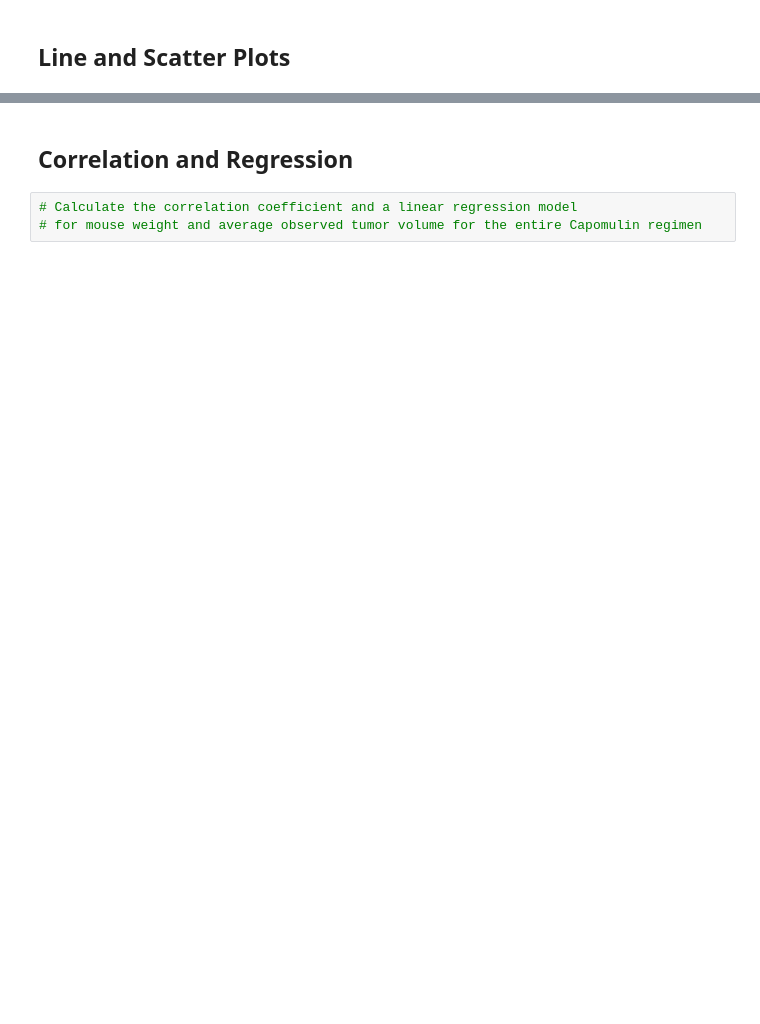
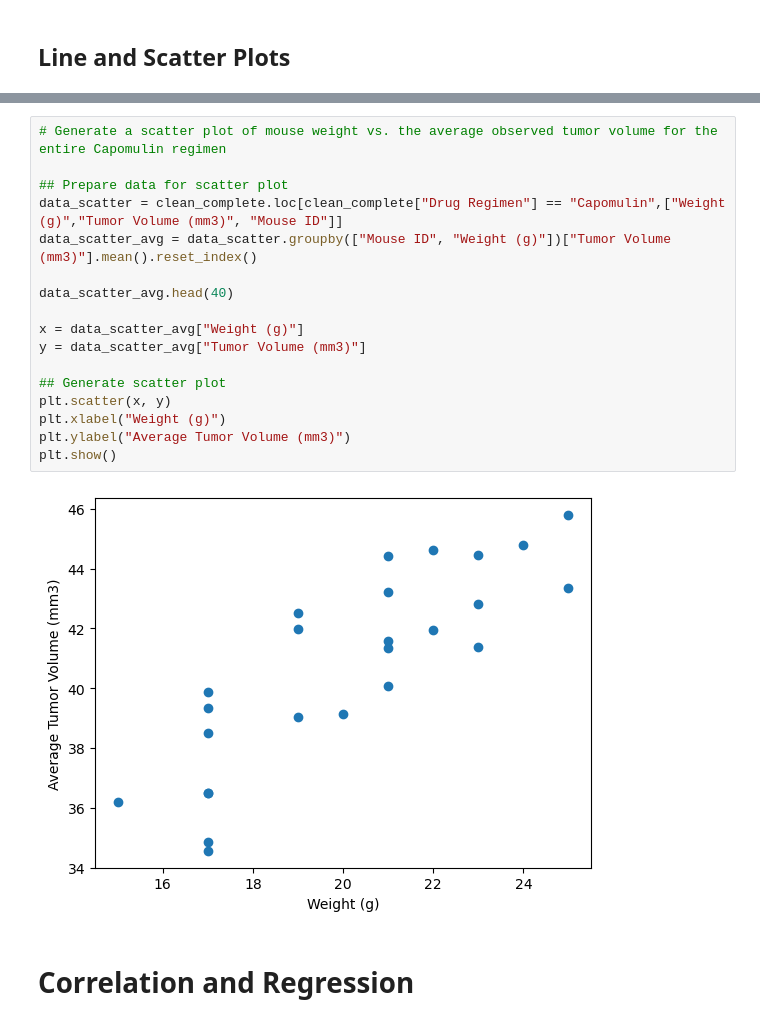
Before and after one commit to RicardoLunaS/Data_visualization, a Jupyter notebook: pymaceuticals.ipynb, the cells around one changed output, grey strips where cells are left out. Saved outputs shown, nothing was run; the diff lists cells and outputs as text; blank space fills up the shorter version.

```diff
--- a/pymaceuticals.ipynb
+++ b/pymaceuticals.ipynb
@@ -283,5 +374,21 @@ IQR = tumor_vol
+# %%
+# Generate a scatter plot of mouse weight vs. the average observed tumor volume for the entire Capomulin regimen
+
+## Prepare data for scatter plot
+data_scatter = clean_complete.loc[clean_complete["Drug Regimen"] == "Capomulin",["Weight (g)","Tumor Volume (mm3)", "Mouse ID"]]
+data_scatter_avg = data_scatter.groupby(["Mouse ID", "Weight (g)"])["Tumor Volume (mm3)"].mean().reset_index()
+
+data_scatter_avg.head(40)
+
+x = data_scatter_avg["Weight (g)"]
+y = data_scatter_avg["Tumor Volume (mm3)"]
+
+## Generate scatter plot
+plt.scatter(x, y)
+plt.xlabel("Weight (g)")
+plt.ylabel("Average Tumor Volume (mm3)")
+plt.show()
+# %% [output]
+[figure, added]
 # %% [markdown]
-## Correlation and Regression
+# Correlation and Regression
-# %%
-# Calculate the correlation coefficient and a linear regression model
-# for mouse weight and average observed tumor volume for the entire Capomulin regimen
```
Also changed, not shown: parts of 13 cells of this notebook.
